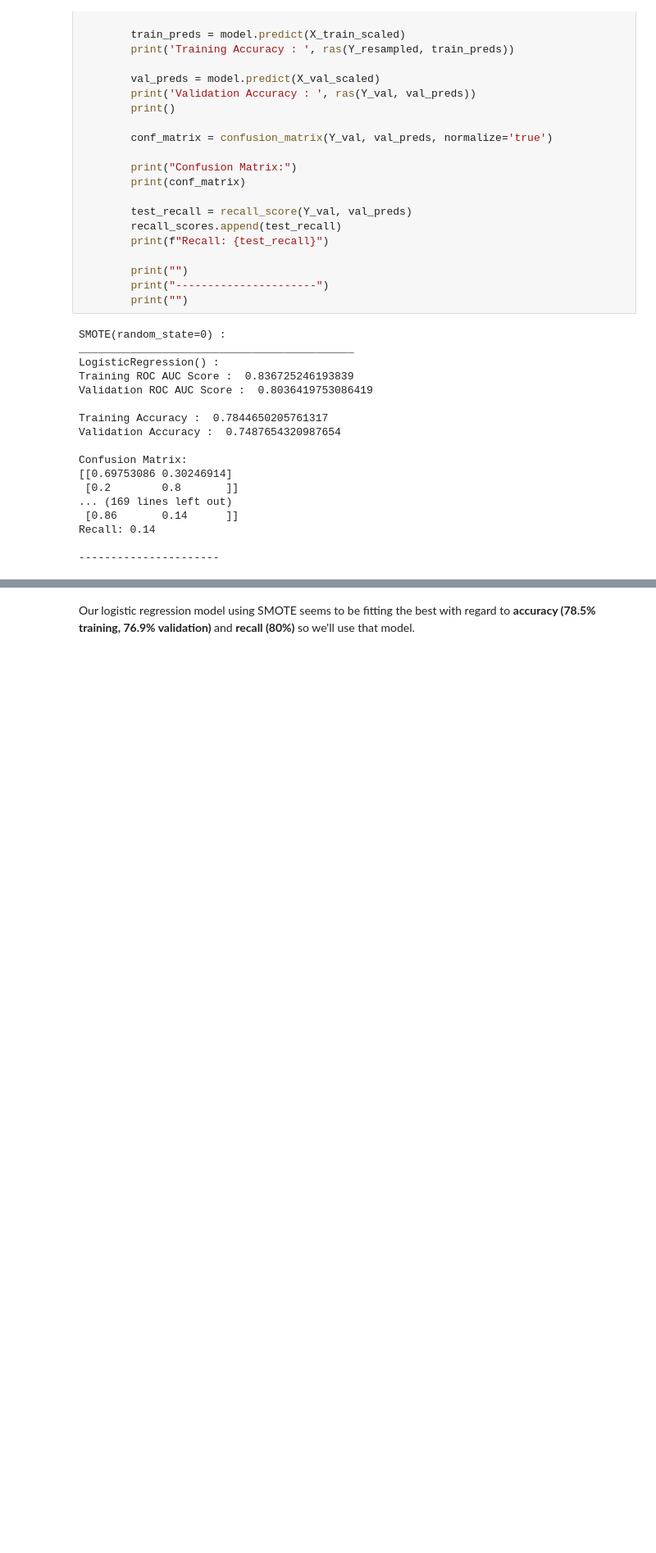
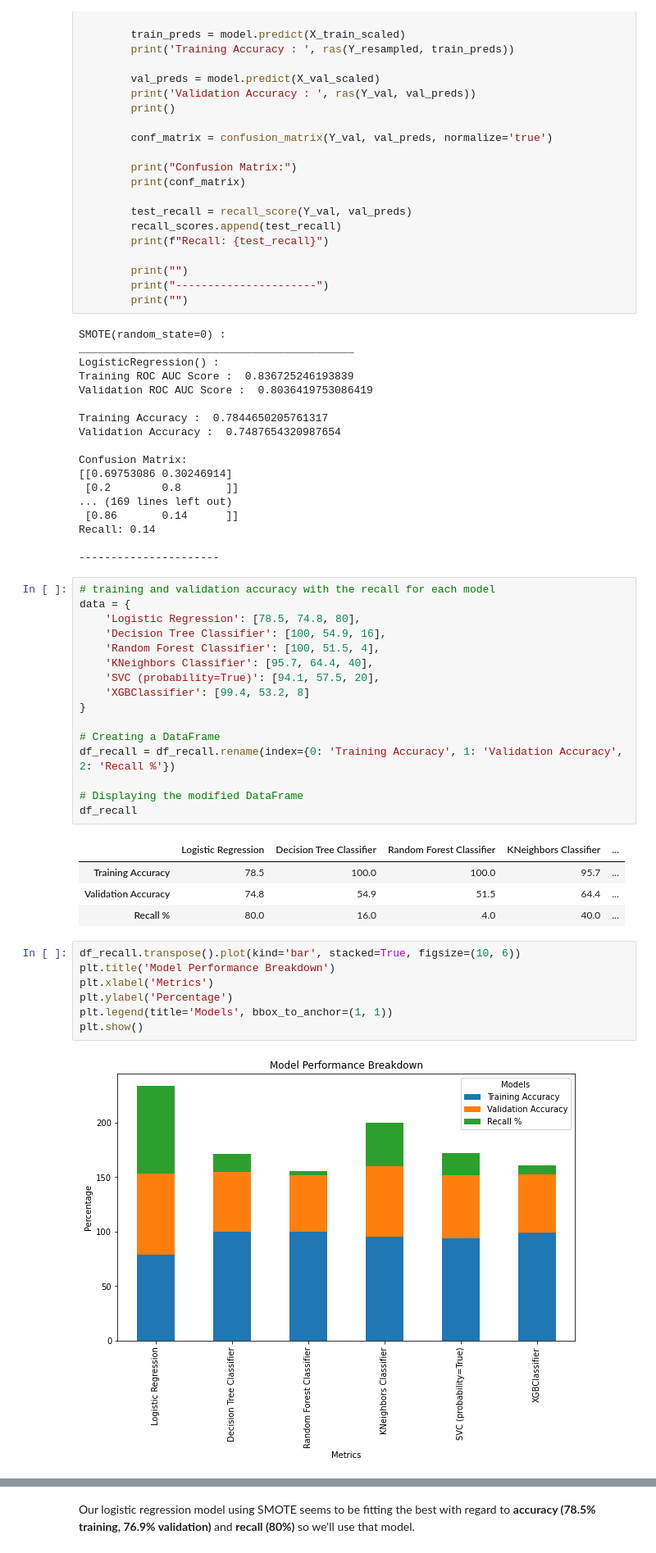
Before and after one commit to harte3/Group2_FlatironApprenticeshipCapstone, a Jupyter notebook: cleaned_notebook.ipynb, the cells around one changed output, grey strips where cells are left out. Shown: that part at 82% size. Cells and saved outputs as stored; diff of their text form; blank space fills up the shorter version.

```diff
--- a/cleaned_notebook.ipynb
+++ b/cleaned_notebook.ipynb
@@ -485,3 +486,33 @@ Confusion Matrix:
 Recall: 0.14
 
 ----------------------
+# %%
+# training and validation accuracy with the recall for each model
+data = {
+    'Logistic Regression': [78.5, 74.8, 80],
+    'Decision Tree Classifier': [100, 54.9, 16],
+    'Random Forest Classifier': [100, 51.5, 4],
+    'KNeighbors Classifier': [95.7, 64.4, 40],
+    'SVC (probability=True)': [94.1, 57.5, 20],
+    'XGBClassifier': [99.4, 53.2, 8]
+}
+
+# Creating a DataFrame
+df_recall = df_recall.rename(index={0: 'Training Accuracy', 1: 'Validation Accuracy', 2: 'Recall %'})
+
+# Displaying the modified DataFrame
+df_recall
+# %% [output]
+|  | Logistic Regression | Decision Tree Classifier | Random Forest Classifier | KNeighbors Classifier | ... |
+| Training Accuracy | 78.5 | 100.0 | 100.0 | 95.7 | ... |
+| Validation Accuracy | 74.8 | 54.9 | 51.5 | 64.4 | ... |
+| Recall % | 80.0 | 16.0 | 4.0 | 40.0 | ... |
+# %%
+df_recall.transpose().plot(kind='bar', stacked=True, figsize=(10, 6))
+plt.title('Model Performance Breakdown')
+plt.xlabel('Metrics')
+plt.ylabel('Percentage')
+plt.legend(title='Models', bbox_to_anchor=(1, 1))
+plt.show()
+# %% [output]
+[figure, added]
```
Also changed, not shown: parts of 3 cells of this notebook, 2 other files.
